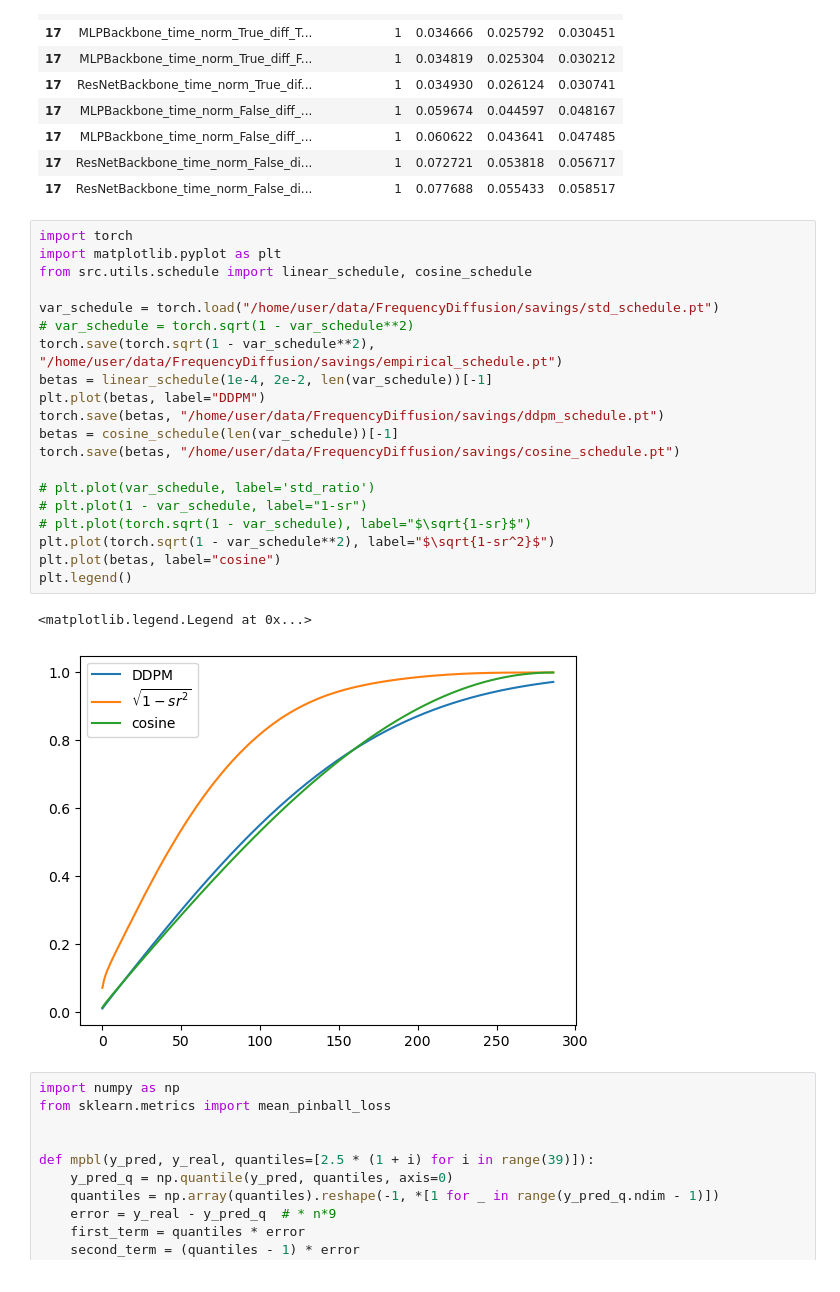
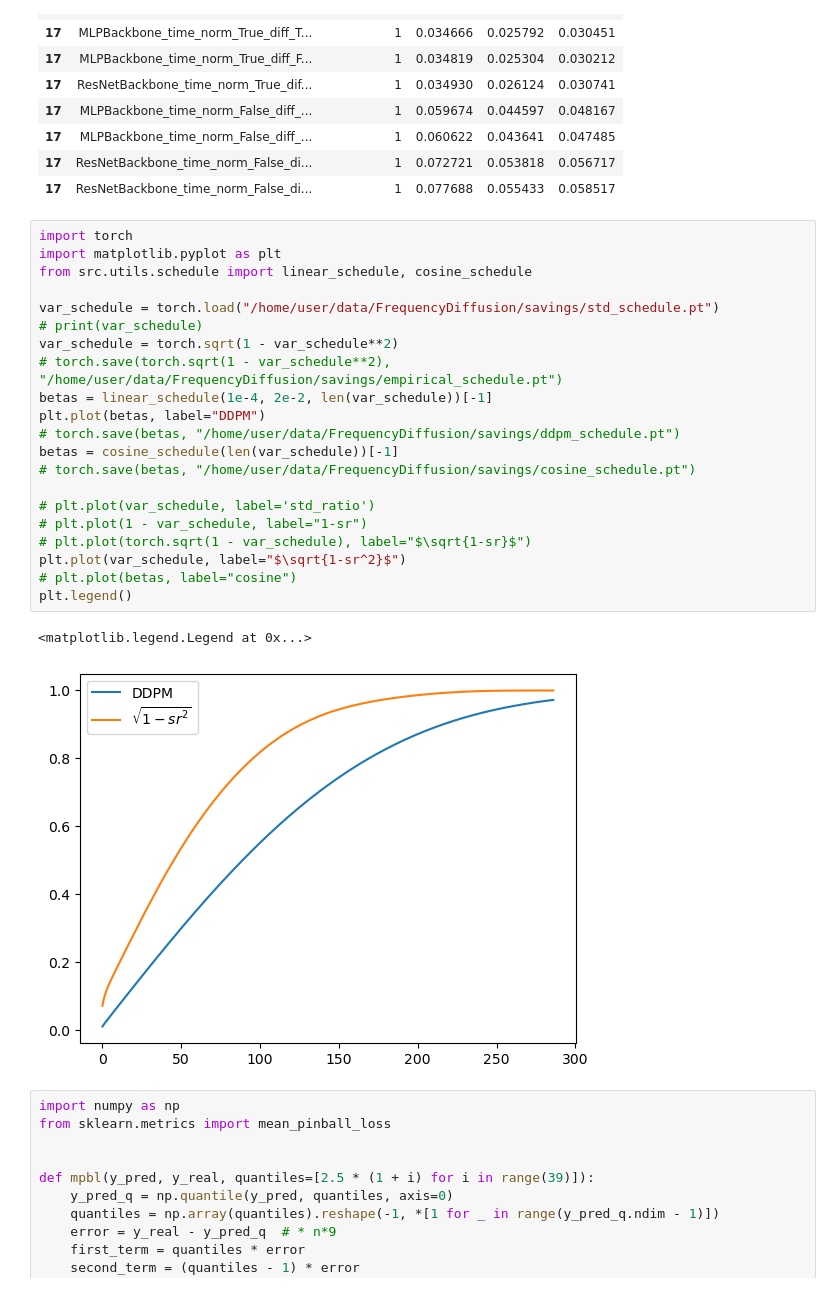
Before and after one commit to WillWang1113/Moving-Average-Diffusion, a Jupyter notebook: notebooks/test.ipynb, the cells around one changed output. Drawn from its saved outputs; the diff is of its cells as text.

```diff
--- a/notebooks/test.ipynb
+++ b/notebooks/test.ipynb
@@ -499,26 +500,27 @@ df[df['granularity']==1].sort_values('RMSE')
 # %%
 import torch
 import matplotlib.pyplot as plt
 from src.utils.schedule import linear_schedule, cosine_schedule
 
 var_schedule = torch.load("/home/user/data/FrequencyDiffusion/savings/std_schedule.pt")
-# var_schedule = torch.sqrt(1 - var_schedule**2)
-torch.save(torch.sqrt(1 - var_schedule**2), "/home/user/data/FrequencyDiffusion/savings/empirical_schedule.pt")
+# print(var_schedule)
+var_schedule = torch.sqrt(1 - var_schedule**2)
+# torch.save(torch.sqrt(1 - var_schedule**2), "/home/user/data/FrequencyDiffusion/savings/empirical_schedule.pt")
 betas = linear_schedule(1e-4, 2e-2, len(var_schedule))[-1]
 plt.plot(betas, label="DDPM")
-torch.save(betas, "/home/user/data/FrequencyDiffusion/savings/ddpm_schedule.pt")
+# torch.save(betas, "/home/user/data/FrequencyDiffusion/savings/ddpm_schedule.pt")
 betas = cosine_schedule(len(var_schedule))[-1]
-torch.save(betas, "/home/user/data/FrequencyDiffusion/savings/cosine_schedule.pt")
+# torch.save(betas, "/home/user/data/FrequencyDiffusion/savings/cosine_schedule.pt")
 
 # plt.plot(var_schedule, label='std_ratio')
 # plt.plot(1 - var_schedule, label="1-sr")
 # plt.plot(torch.sqrt(1 - var_schedule), label="$\sqrt{1-sr}$")
-plt.plot(torch.sqrt(1 - var_schedule**2), label="$\sqrt{1-sr^2}$")
-plt.plot(betas, label="cosine")
+plt.plot(var_schedule, label="$\sqrt{1-sr^2}$")
+# plt.plot(betas, label="cosine")
 plt.legend()
 # %% [output]
 <matplotlib.legend.Legend at 0x...>
-[figure, old version]
+[figure, new version]
 # %%
 import numpy as np
 from sklearn.metrics import mean_pinball_loss
```
Also changed, not shown: parts of 1 cell of this notebook, 6 other files.
